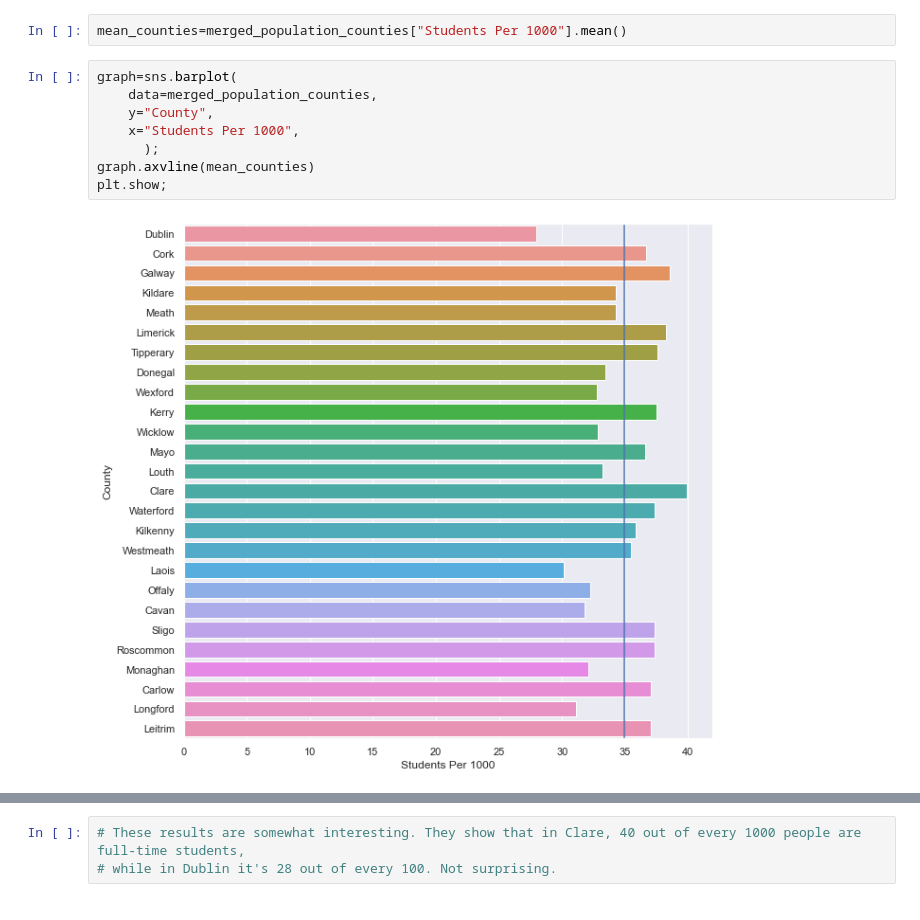
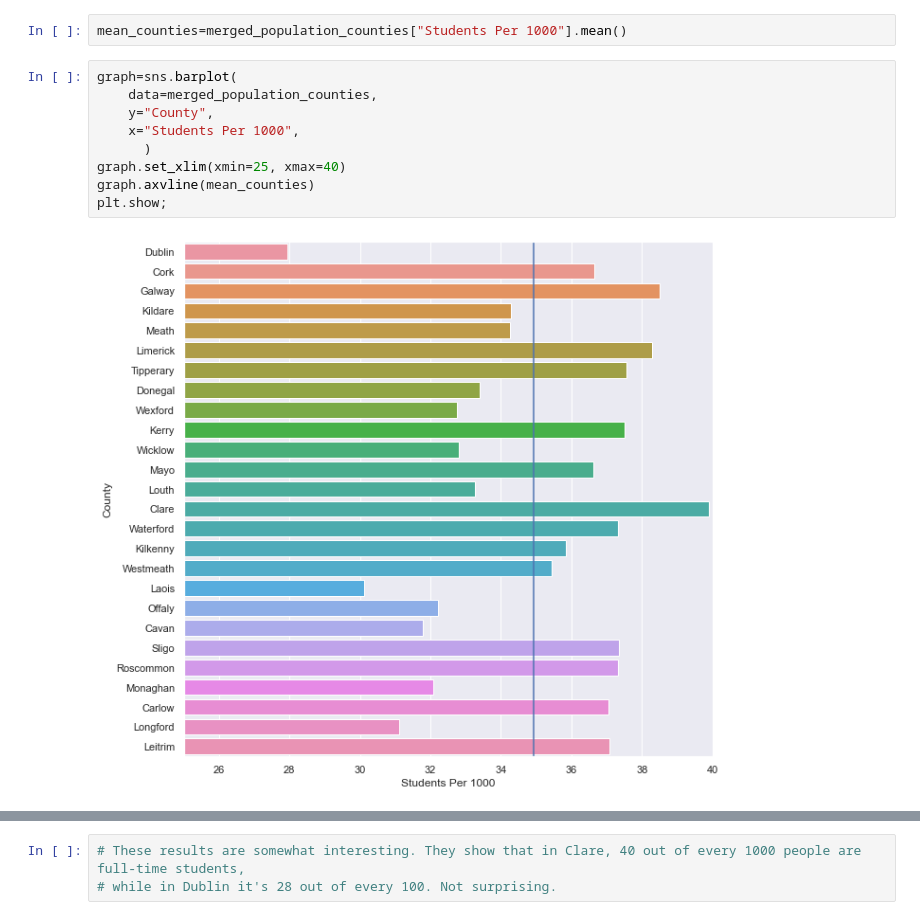
Before and after one commit to rhayeswaterford/UCDProject, a Jupyter notebook: Richard Hayes UCD Project.ipynb, the cells around one changed output, grey strips where cells are left out. Drawn from its saved outputs; the diff is of its cells as text.

```diff
--- a/Richard Hayes UCD Project.ipynb
+++ b/Richard Hayes UCD Project.ipynb
@@ -492,12 +492,13 @@ mean_counties=merged_population_counties["Students Per 1000"].mean()
 # %%
 graph=sns.barplot(
     data=merged_population_counties,
     y="County",
     x="Students Per 1000",
-      );
+      )
+graph.set_xlim(xmin=25, xmax=40)
 graph.axvline(mean_counties)
 plt.show;
 # %% [output]
-[figure, old version]
+[figure, new version]
 # %%
 participation_by_county=merged_population_counties.pivot_table(values="Students Per 1000", index="County")
```
Also changed, not shown: parts of 28 cells of this notebook.
